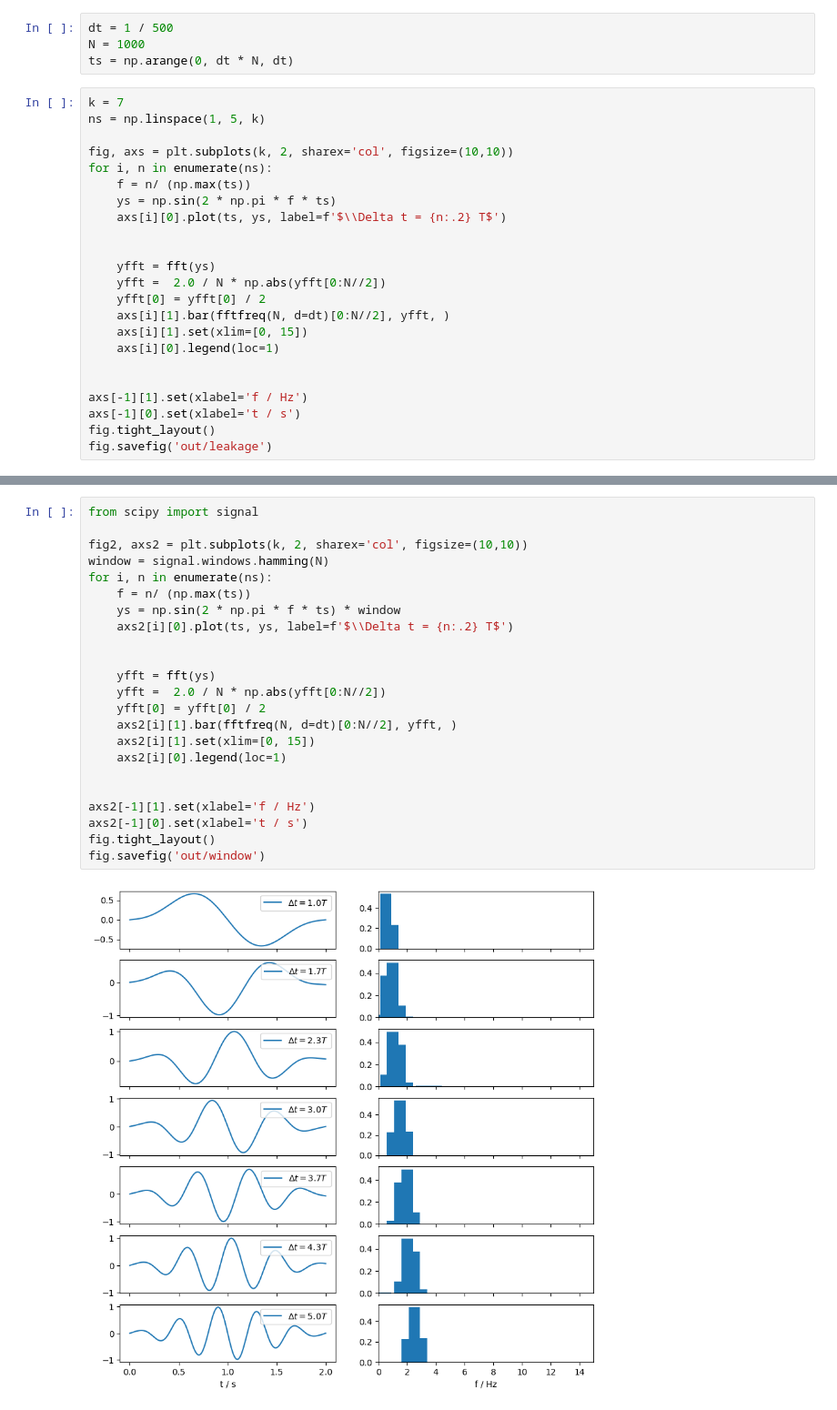
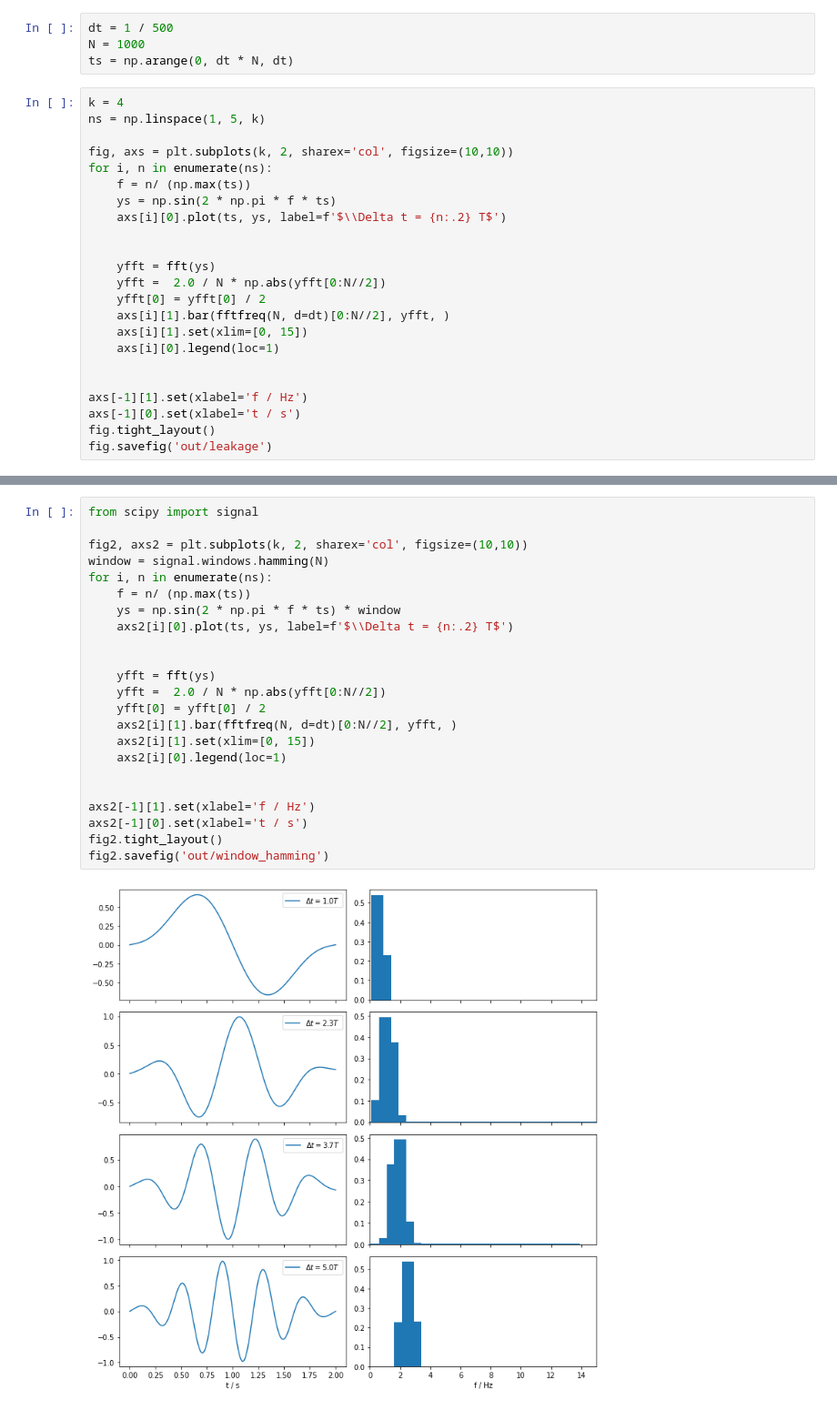
Before and after one commit to hanno22/FPraktikum, a Jupyter notebook: Spektralanalyse/leakage.ipynb, the cells around one changed output, grey strips where cells are left out. Shown: that part at 91% size. Drawn from its saved outputs; the diff is of its cells as text.

Commit message:
- fix convolution error - leakage, display only four elements - add batch mean vs longtime measurement visualisation

```diff
--- a/Spektralanalyse/leakage.ipynb
+++ b/Spektralanalyse/leakage.ipynb
@@ -7,7 +7,7 @@ dt = 1 / 500
 N = 1000
 ts = np.arange(0, dt * N, dt)
 # %%
-k = 7
+k = 4
 ns = np.linspace(1, 5, k)
 
 fig, axs = plt.subplots(k, 2, sharex='col', figsize=(10,10))
@@ -34,25 +34,25 @@ fig.savefig('out/leakage')
 # %%
 from scipy import signal
 
 fig2, axs2 = plt.subplots(k, 2, sharex='col', figsize=(10,10))
 window = signal.windows.hamming(N)
 for i, n in enumerate(ns):
     f = n/ (np.max(ts))
     ys = np.sin(2 * np.pi * f * ts) * window
     axs2[i][0].plot(ts, ys, label=f'$\\Delta t = {n:.2} T$')
 
 
     yfft = fft(ys)
     yfft =  2.0 / N * np.abs(yfft[0:N//2])
     yfft[0] = yfft[0] / 2
     axs2[i][1].bar(fftfreq(N, d=dt)[0:N//2], yfft, )
     axs2[i][1].set(xlim=[0, 15])
     axs2[i][0].legend(loc=1)
 
 
 axs2[-1][1].set(xlabel='f / Hz')
 axs2[-1][0].set(xlabel='t / s')
-fig.tight_layout()
-fig.savefig('out/window')
+fig2.tight_layout()
+fig2.savefig('out/window_hamming')
 # %% [output]
-[figure, old version]
+[figure, new version]
```
Also changed, not shown: parts of 3 cells of this notebook, 9 other files.
